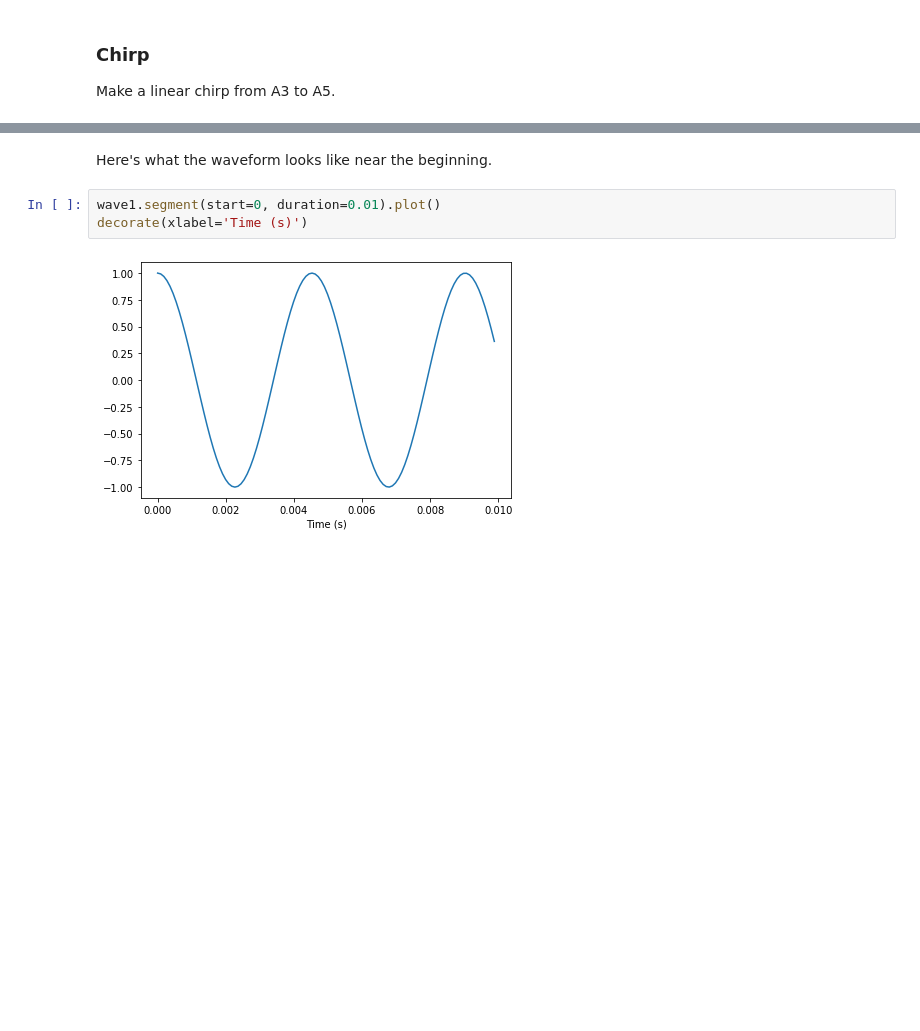
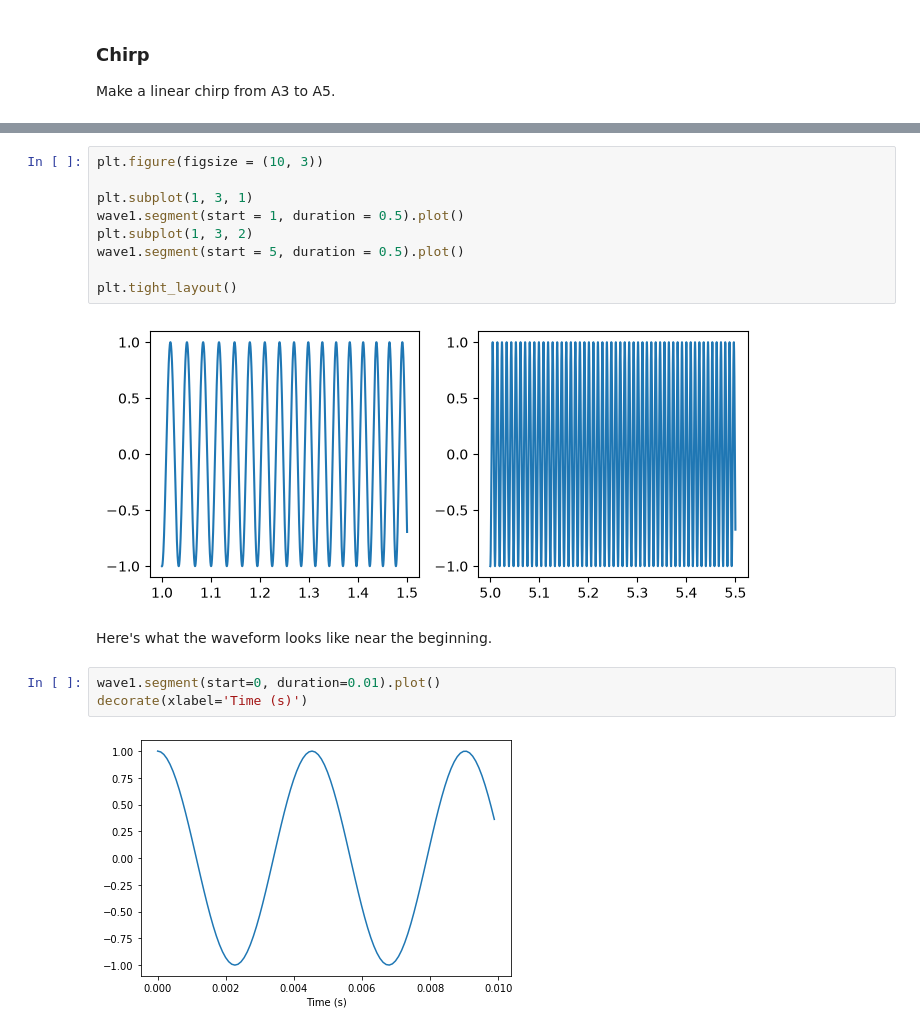
Before and after one commit to sotheasokea/Digital-Signal-Processing-Lecture, a Jupyter notebook: ThinkDSP/code/chap03.ipynb, the cells around one changed output, grey strips where cells are left out. Saved outputs shown, nothing was run; the diff lists cells and outputs as text; blank space fills up the shorter version.

```diff
--- a/ThinkDSP/code/chap03.ipynb
+++ b/ThinkDSP/code/chap03.ipynb
@@ -32,3 +35,14 @@ wave1.make_audio()
+# %%
+plt.figure(figsize = (10, 3))
+
+plt.subplot(1, 3, 1)
+wave1.segment(start = 1, duration = 0.5).plot()
+plt.subplot(1, 3, 2)
+wave1.segment(start = 5, duration = 0.5).plot()
+
+plt.tight_layout()
+# %% [output]
+[figure, added]
 # %% [markdown]
 Here's what the waveform looks like near the beginning.
 # %%
```
Also changed, not shown: parts of 10 cells of this notebook, 13 other files.
